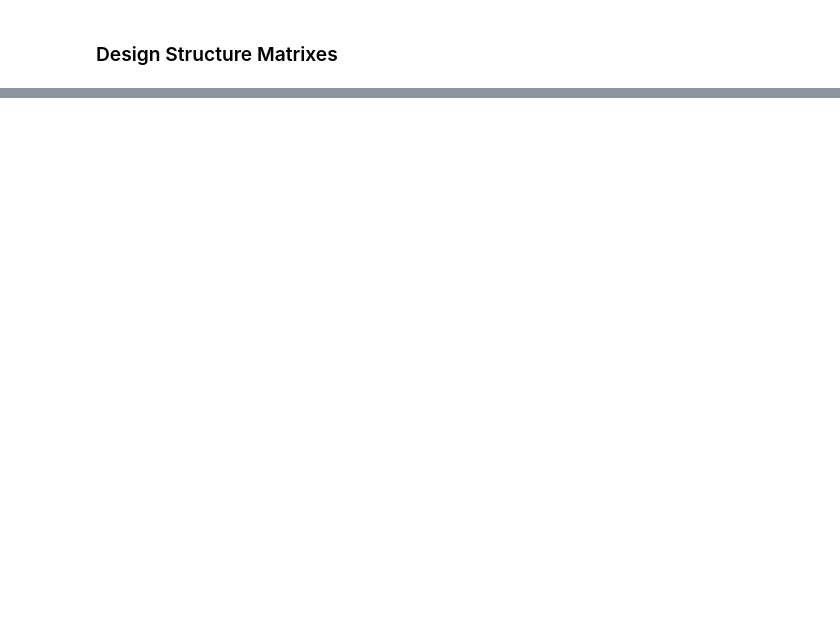
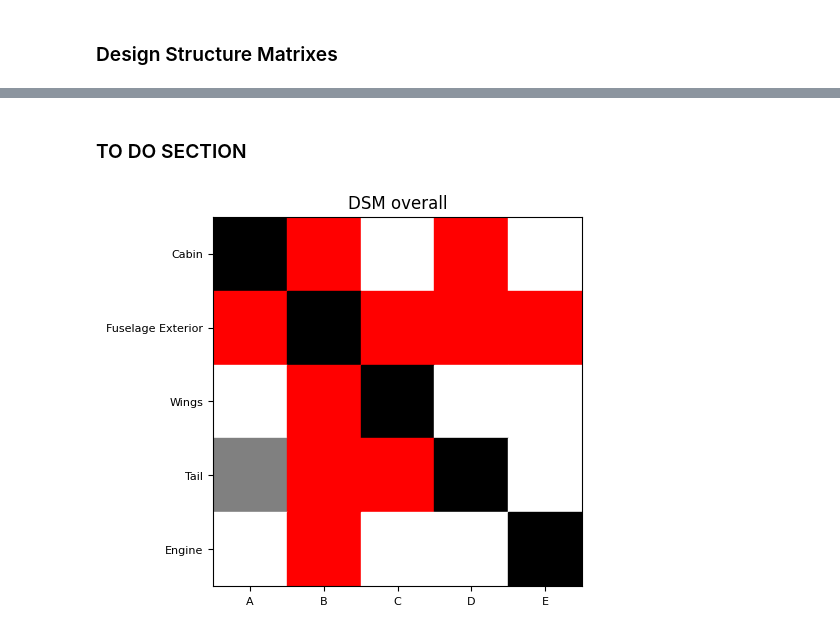
Before and after one commit to hunchongtan/Hoverfly_SUTD, a Jupyter notebook: chap4.ipynb, the cells around one changed output, grey strips where cells are left out. Cells and saved outputs as stored; diff of their text form; code cells hidden in the pictures; blank space fills up the shorter version.

```diff
--- a/chap4.ipynb
+++ b/chap4.ipynb
@@ -32,10 +32,10 @@ Dear user, please input different input settings to generate the best Design Str
 For comment lists, use ''.join(comment_list) to convert the list to a string.
 '''
 setting_1 = [youtube, reddit]
-setting_2 = [brochure, wikipedia]
-setting_3 = [textbook, wikipedia]
-setting_4 = [textbook, brochure, youtube]
-setting_5 = [textbook, youtube, reddit]
+setting_2 = [textbook]
+setting_3 = [brochure, wikipedia]
+setting_4 = [textbook, youtube, reddit]
+setting_5 = [textbook, brochure, youtube]
 # %% [markdown]
 ### RUN AS INTENDED (DO NOT CHANGE ANYTHING.)
 # %% [markdown]
@@ -158,13 +158,13 @@ def private_query(setting, number):
         # MMR focuses on balancing relevance and diversity.
         # "k": the total number of documents to retrieve.
         # "fetch_k": number of documents to fetch from the database for each round of selection.
-        retriever=vectordb.as_retriever(search_type="mmr", search_kwargs={"k": 20, "fetch_k": 5}),
+        retriever=vectordb.as_retriever(search_type="mmr", search_kwargs={"k": 20, "fetch_k": 10}),
         return_source_documents=True
         )
 
     """ Ready to use GPT """
-    question = f"Strictly based on the dataset, identify ten different main components that make up {search_terms}."
-    template = " Express the answer only as a Python list with strictly a non-descriptive physical component (do not add numbering). Do not output anything else. If you don't know the answer, strictly state 'I don't know' instead of making up an answer."
+    question = f"Based solely on the dataset, list ten distinct main components that constitute {search_terms}."
+    template = " Express the answer only as a Python list with strictly a non-descriptive physical component (do not add numbering). Do not output anything else. If you don't know the answer, strictly state 'Unsure' for each component instead of making up an answer."
 
     prompt = question + template
     result = qa_chain({"query": prompt})
@@ -223,7 +223,7 @@ def empty_csv_matrix(components, filename):
 
         # Write empty rows with component headers
         for i, component in enumerate(components):
-            row = [component] + ['X' if i == j else '' for j in range(10)]  # 'X' for diagonal cells, otherwise empty string
+            row = [component] + ['X' if i == j else '' for j in range(len(components))]  # 'X' for diagonal cells, otherwise empty string
             writer.writerow(row)
 
 """ Create empty CSV matrices for each setting """
@@ -246,8 +246,8 @@ def auto_DSM(components, setname):
         reader = csv.reader(csvfile)
         matrix = list(reader)
 
-    for i, component_row in enumerate(matrix[1:]):
-        for j, _ in enumerate(component_row[1:]):
+    for i, component_a in enumerate(components):
+        for j, component_b in enumerate(components):
             if i == j:
                 continue  # Skip diagonal cells
             element_a = components[i]
@@ -279,5 +279,9 @@ def auto_DSM(components, setname):
 setnames = ['setting_1', 'setting_2', 'setting_3', 'setting_4', 'setting_5']
 
 for setname in setnames:
+    with open("support/%s/DSM/Setting %s.pkl" % (search_terms, i+1), "rb") as f:
+        componentstr = pickle.load(f)
+        components = ast.literal_eval(componentstr)
+
     auto_DSM(components, setname)
     print("DSM for", setname, "is complete.")
@@ -334,0 +356,14 @@ for setname in setnames:
+# %% [markdown]
+### TO DO SECTION
+# %%
+'''
+Dear user, analyse the different DSMs and come up with 5 components that best represent the product.
+'''
+components = ['Cabin', 'Fuselage Exterior', 'Wings', 'Tail', 'Engine']
+
+pickle.dump(components, open("support/%s/DSM/overall.pkl" % search_terms, "wb"))
+empty_csv_matrix(components, f'support/{search_terms}/DSM/overall.csv')
+auto_DSM(components, 'overall')
+DSM_display(f'support/{search_terms}/DSM/overall.csv', 'overall')
+# %% [output]
+[figure, added]
```
Also changed, not shown: parts of 3 cells of this notebook, 42 other files.
